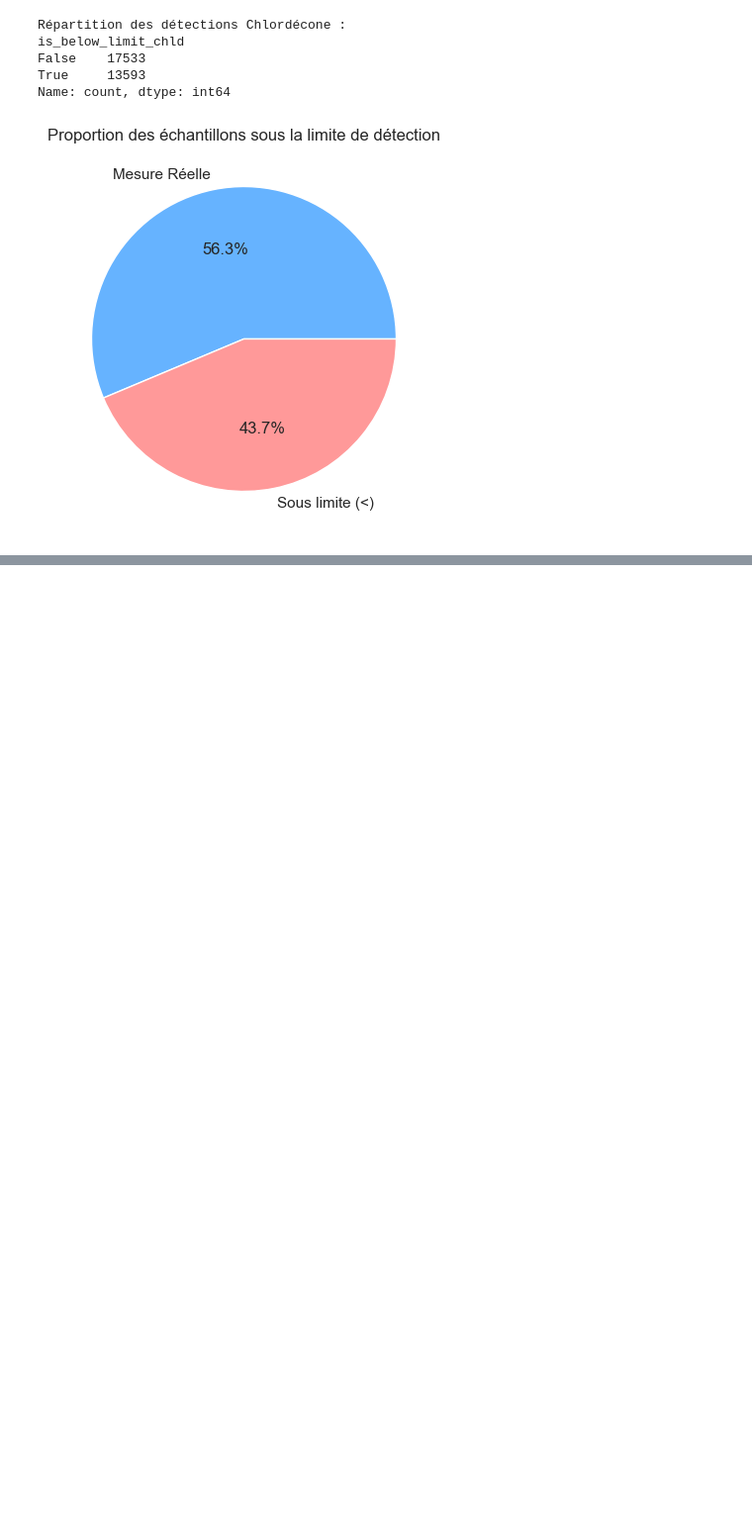
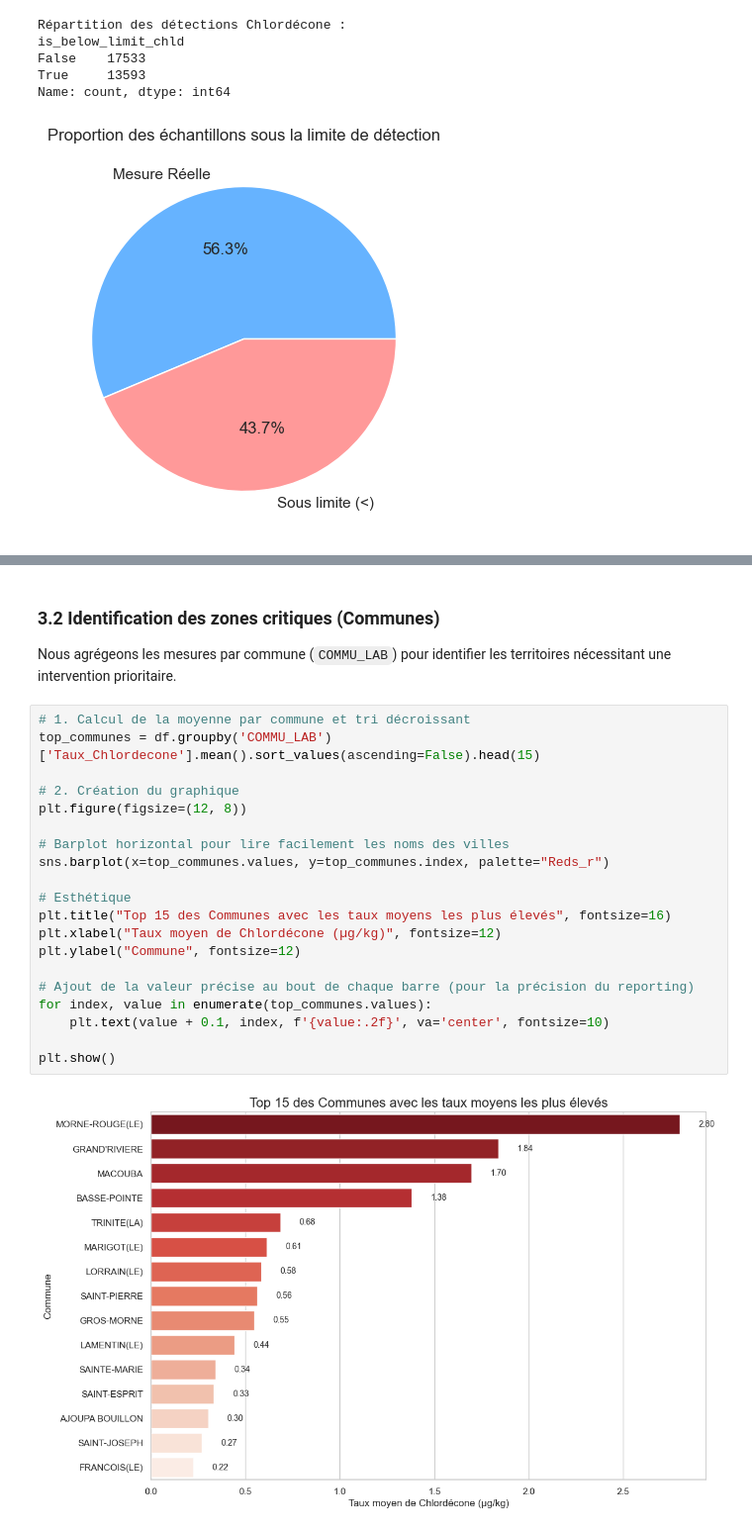
Before and after one commit to Leopold-Rony/Projet_Chlordecone, a Jupyter notebook: notebooks/01_Preparation_donnees.ipynb, the cells around one changed output, grey strips where cells are left out. Shown at 99% size. Cells and saved outputs as stored; diff of their text form; blank space fills up the shorter version.

```diff
--- a/notebooks/01_Preparation_donnees.ipynb
+++ b/notebooks/01_Preparation_donnees.ipynb
@@ -145,0 +177,25 @@ Name: count, dtype: int64
+# %% [markdown]
+### 3.2 Identification des zones critiques (Communes)
+Nous agrégeons les mesures par commune (`COMMU_LAB`) pour identifier les territoires nécessitant une intervention prioritaire.
+# %%
+# 1. Calcul de la moyenne par commune et tri décroissant
+top_communes = df.groupby('COMMU_LAB')['Taux_Chlordecone'].mean().sort_values(ascending=False).head(15)
+
+# 2. Création du graphique
+plt.figure(figsize=(12, 8))
+
+# Barplot horizontal pour lire facilement les noms des villes
+sns.barplot(x=top_communes.values, y=top_communes.index, palette="Reds_r")
+
+# Esthétique
+plt.title("Top 15 des Communes avec les taux moyens les plus élevés", fontsize=16)
+plt.xlabel("Taux moyen de Chlordécone (µg/kg)", fontsize=12)
+plt.ylabel("Commune", fontsize=12)
+
+# Ajout de la valeur précise au bout de chaque barre (pour la précision du reporting)
+for index, value in enumerate(top_communes.values):
+    plt.text(value + 0.1, index, f'{value:.2f}', va='center', fontsize=10)
+
+plt.show()
+# %% [output]
+[figure, added]
```
Also changed, not shown: parts of 3 cells of this notebook.
